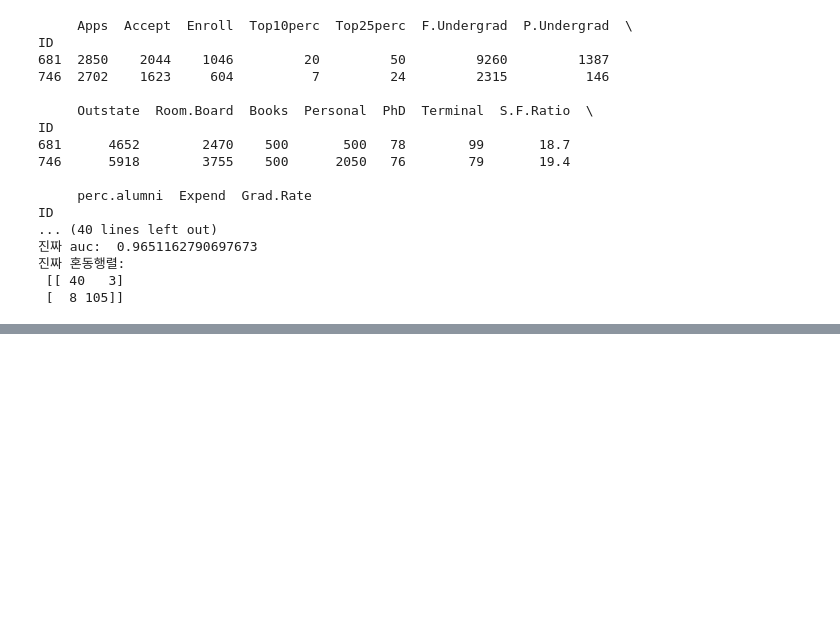
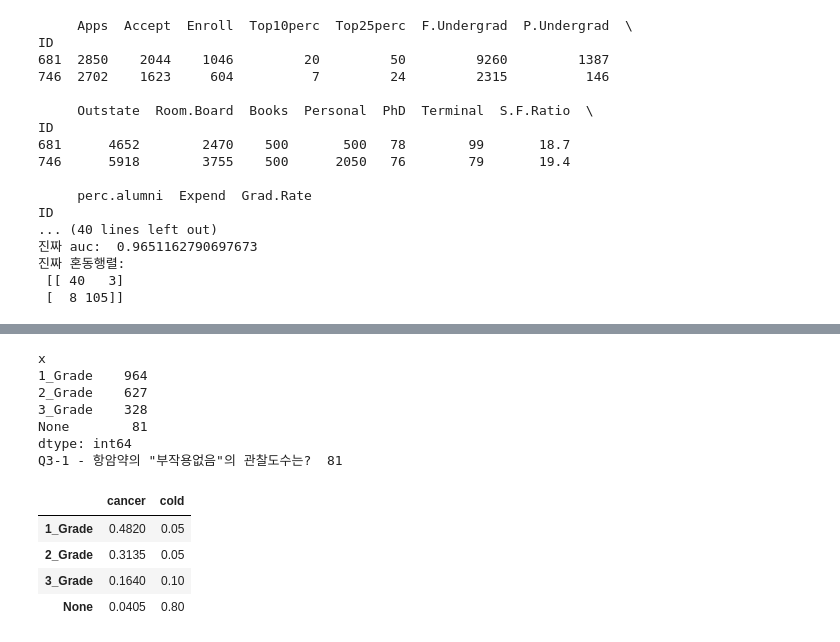
Before and after one commit to chickengak/TIL, a Jupyter notebook: dev-journey/big-data/빅분기-실기-wrap_up.ipynb, the cells around one changed output, grey strips where cells are left out. Cells and saved outputs as stored; diff of their text form; code cells hidden in the pictures; blank space fills up the shorter version.

```diff
--- a/dev-journey/big-data/빅분기-실기-wrap_up.ipynb
+++ b/dev-journey/big-data/빅분기-실기-wrap_up.ipynb
@@ -1394,0 +1607,27 @@ ID
+# %%
+from sklearn.linear_model import LinearRegression
+from sklearn.metrics import r2_score
+df = pd.read_csv('samples/기출복원/07회/mtcars.csv')[['disp', 'hp', 'drat', 'wt', 'mpg']]
+#print(df.info())
+X = df[['disp', 'hp', 'drat', 'wt']]
+Y = df['mpg']
+print(df.corr()['mpg'])
+print('2-1번 답: ', round(-0.867659, 3))
+
+model = LinearRegression()
+model.fit(X, Y)
+print('계수: ', model.coef_)
+print('2-2번 답 R2: ', round(r2_score(Y, model.predict(X)), 3))
+print('2-3번 답: ', round(1.76804877, 3))
+
+# 올바른 방법 -----------------
+import statsmodels.api as sm
+X = df[['disp', 'hp', 'drat', 'wt']]
+Y = df['mpg']
+X = sm.add_constant(X)
+
+model = sm.OLS(Y, X).fit()
+print(model.summary())
+print('Q2-1 - 가장 높은 상관계수: ', round(abs(-0.867659), 3))
+print('Q2-2 - 결정계수: ', 0.838)
+print('Q2-3 - 독립변수 중 가장 유의하지 않은 변수의 회귀계수 추정값: ', round(0.0038, 3))
@@ -1394,0 +1771,22 @@ ID
+# %%
+import statsmodels.api as sm
+from scipy import stats
+
+df = pd.read_csv('samples/기출복원/06회/cancer.csv')
+print(df.value_counts())
+print('Q3-1 - 항암약의 "부작용없음"의 관찰도수는? ', df['x'].value_counts()['None'])
+
+pd.DataFrame({'cancer': np.array([964, 627, 328, 81])/2000, 'cold': [0.05, 0.05, 0.10, 0.80]}, index=['1_Grade', '2_Grade', '3_Grade', 'None'])
+# %% [output]
+x
+1_Grade    964
+2_Grade    627
+3_Grade    328
+None        81
+dtype: int64
+Q3-1 - 항암약의 "부작용없음"의 관찰도수는?  81
+|  | cancer | cold |
+| 1_Grade | 0.4820 | 0.05 |
+| 2_Grade | 0.3135 | 0.05 |
+| 3_Grade | 0.1640 | 0.10 |
+| None | 0.0405 | 0.80 |
```
Also changed, not shown: parts of 16 cells of this notebook, 1 other file.
